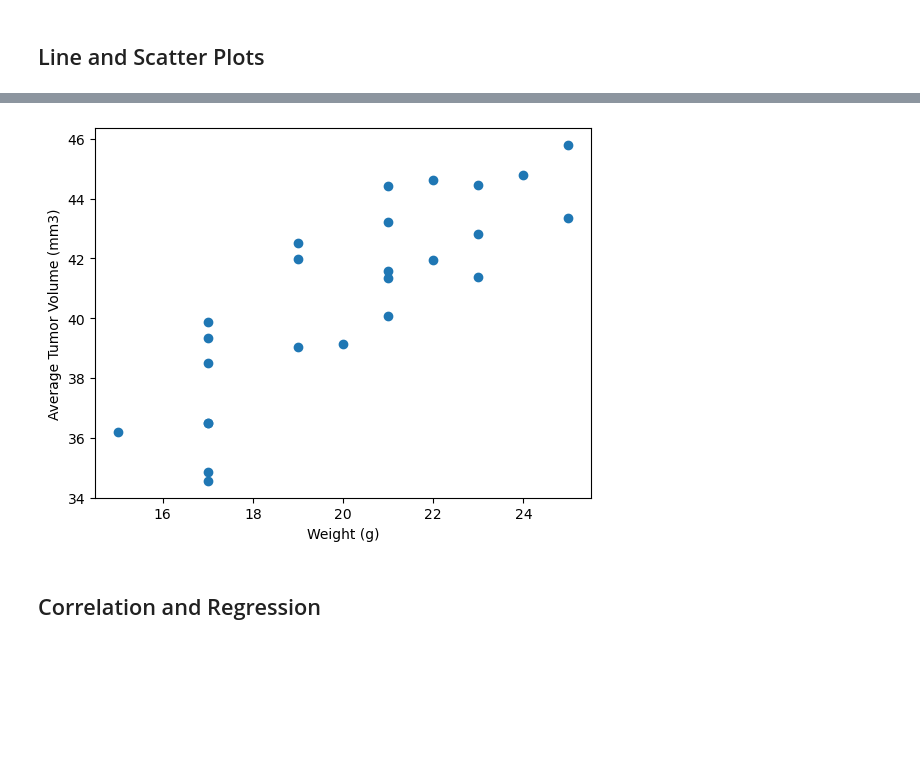
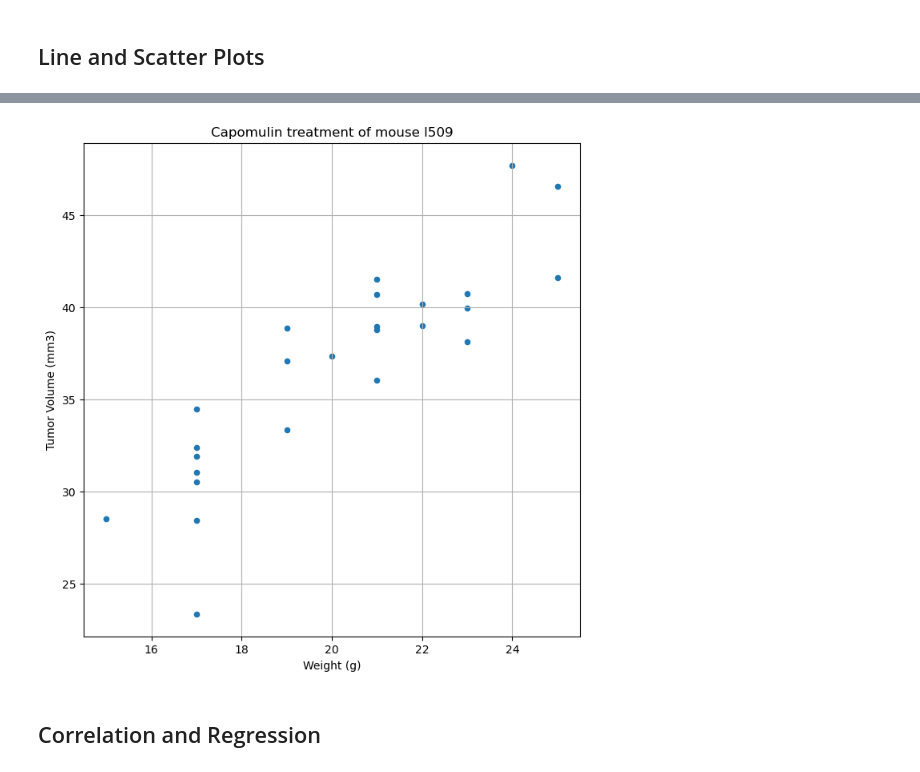
Before and after one commit to veenahvina/Pymaceuticals_MarvinaLarry, a Jupyter notebook: Pharma_MarvinaLarry.ipynb, the cells around one changed output, grey strips where cells are left out. Cells and saved outputs as stored; diff of their text form; code cells hidden in the pictures; blank space fills up the shorter version.

```diff
--- a/Pharma_MarvinaLarry.ipynb
+++ b/Pharma_MarvinaLarry.ipynb
@@ -270,0 +273,20 @@ Name: Tumor Volume (mm3), dtype: float64
+# %%
+# Generate a line plot of tumor volume vs. time point for a single mouse treated with Capomulin
+#linegraph_df = pd.DataFrame("Mouse ID == 'l509'")
+#line_df = final_tumor[(final_tumor.Mouse ID == "l509") & final_tumor.Drug Regimen == "Capomulin"]
+#line_df = final_tumor.query('Mouse ID == "l509" & Drug Regimen == "Capomulin"')
+#line_df = final_tumor.loc[(final_tumor.Mouse ID == "l509") & (final_tumor.Drug Regimen == "Capomulin")]
+
+line_df = final_tumor.loc[final_tumor["Drug Regimen"] == "Capomulin"]
+line2_df = line_df.loc[line_df["Mouse ID"] == "l509"]
+line_df.head(5)
+#line2_df.plot(Timepoint, Tumor Volume (mm3), color="blue", label="l509")
+#x-axis =
+#y-axis =
+#plt.legend(loc="best")
+
+#plt.title("Capomulin treatment of mouse l509")
+#plt.xlabel("Timepoint (days)")
+#plt.xticks(np.arange(min(Timepoint), max(Timepoint)+1, 10.0))
+#plt.ylabel("Tumor Volume (mm3)")
+#plt.show()
@@ -271,7 +300,10 @@ Name: Tumor Volume (mm3), dtype: float64
 # %%
 # Generate a scatter plot of mouse weight vs. the average observed tumor volume for the entire Capomulin regimen
+line_df.plot(kind="scatter", x="Weight (g)", y="Tumor Volume (mm3)", grid=True, figsize=(8,8),
+              title="Capomulin treatment of mouse l509")
+plt.show()
 # %% [output]
-[figure, old version]
+[figure, new version]
 # %% [markdown]
 ## Correlation and Regression
 # %%
```
Also changed, not shown: parts of 3 cells of this notebook.
